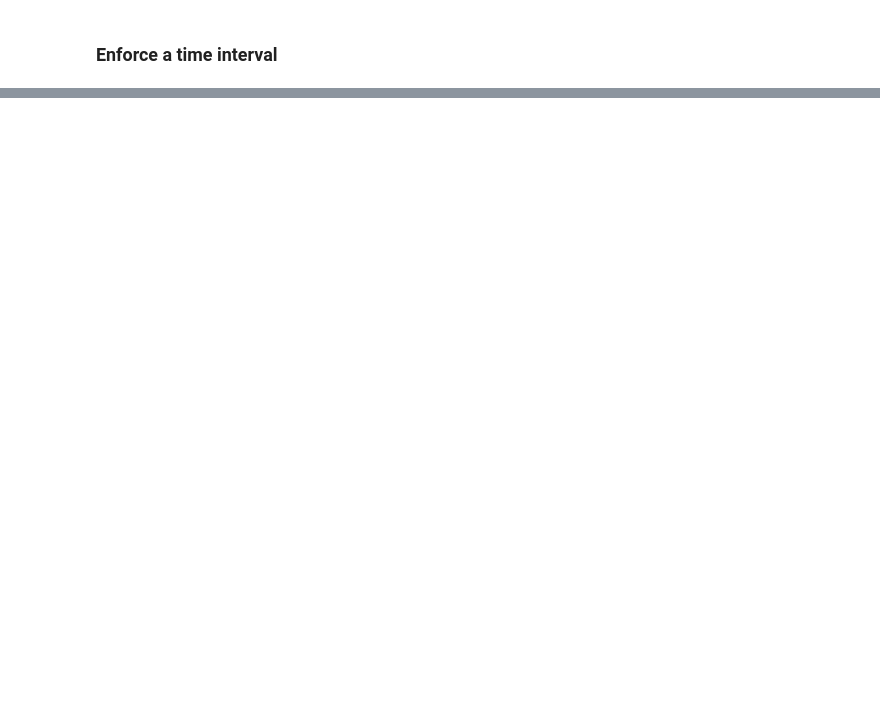
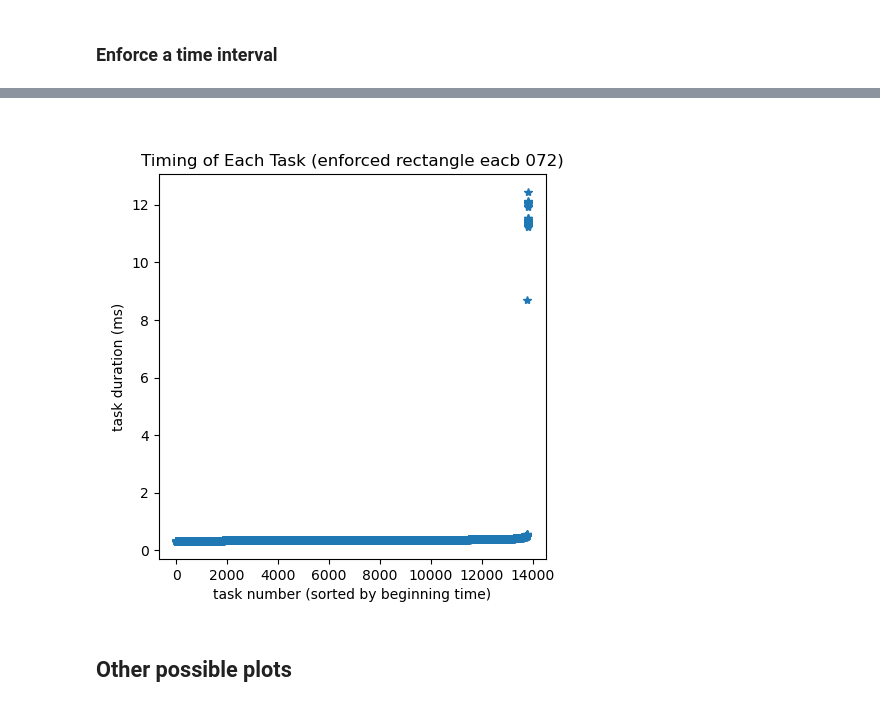
Before and after one commit to DSMishler/ParSEC_Animate_Demo, a Jupyter notebook: ParSEC Animations Demo.ipynb, the cells around one changed output, grey strips where cells are left out. Drawn from its saved outputs; the diff is of its cells as text; code cells hidden in the pictures; blank space fills up the shorter version.

```diff
--- a/ParSEC Animations Demo.ipynb
+++ b/ParSEC Animations Demo.ipynb
@@ -76,3 +90,9 @@ saved task metadata file: tasks_per_frame_(enforced rectangle eacb 072).png
+# %%
+display.Image("tasks_times_sorted_(enforced rectangle eacb 072).png")
+# %% [output]
+[figure, added]
+# %% [markdown]
+## Other possible plots
 # %%
 panimate.animate_trace(trace_eacb072,
                      panimate.rectangle_order_generator_improved,
```
Also changed, not shown: parts of 10 cells of this notebook, 1 other file.
